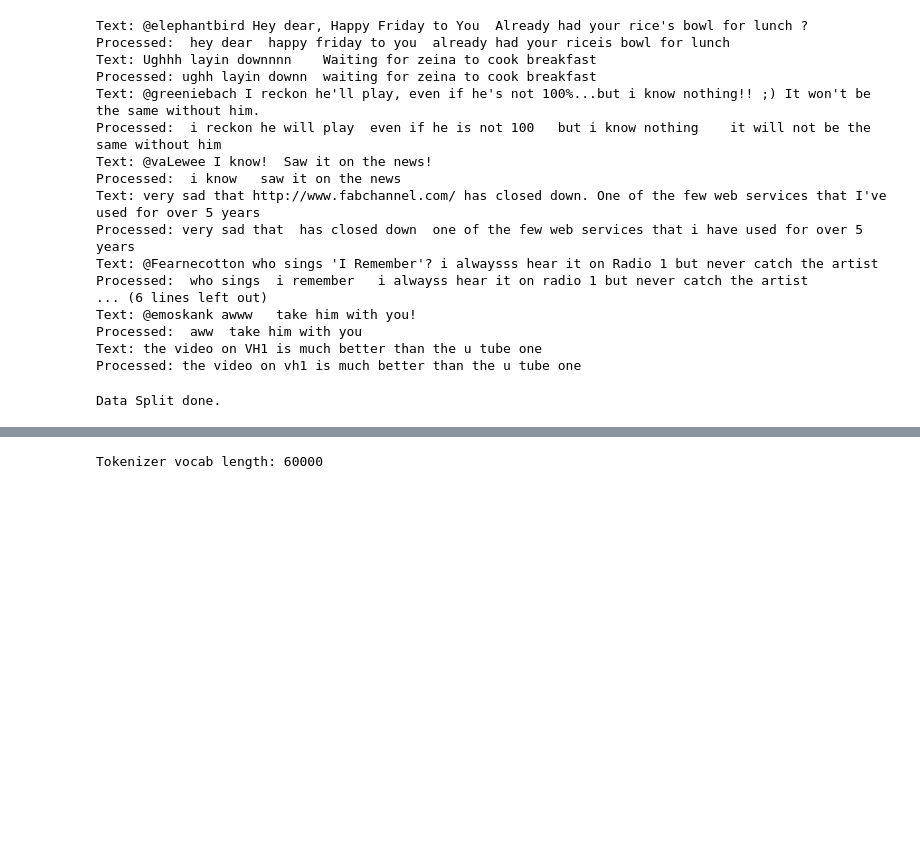
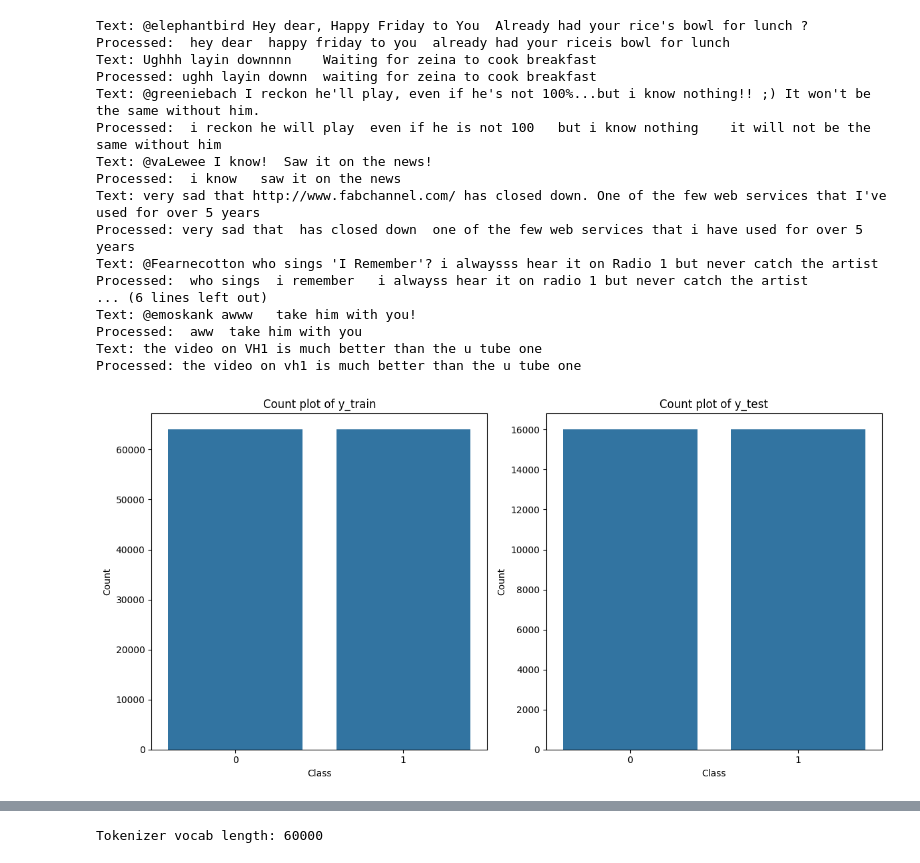
Before and after one commit to sakib7/ml-project-versioning, a Jupyter notebook: lstm_word2vec.ipynb, the cells around one changed output, grey strips where cells are left out. Saved outputs shown, nothing was run; the diff lists cells and outputs as text; code cells hidden in the pictures; blank space fills up the shorter version.

```diff
--- a/lstm_word2vec.ipynb
+++ b/lstm_word2vec.ipynb
@@ -118,9 +120,3 @@ Processed: the video on vh1 is much better than the u tube one
 from sklearn.model_selection import train_test_split
 # %%
 X_data, y_data = np.array(dataset['processed_text']), np.array(dataset['sentiment'])
-
-X_train, X_test, y_train, y_test = train_test_split(X_data, y_data,
-                                                    test_size = 0.05, random_state = 0)
-print('Data Split done.')
-# %% [output]
-Data Split done.
@@ -126,0 +128,24 @@ Data Split done.
+# %%
+import seaborn as sns
+import matplotlib.pyplot as plt
+
+# Set up subplots
+fig, axes = plt.subplots(1, 2, figsize=(12, 6))
+
+# Plot for y_train
+sns.countplot(x=y_train, ax=axes[0])
+axes[0].set_title('Count plot of y_train')
+axes[0].set_xlabel('Class')
+axes[0].set_ylabel('Count')
+
+# Plot for y_test
+sns.countplot(x=y_test, ax=axes[1])
+axes[1].set_title('Count plot of y_test')
+axes[1].set_xlabel('Class')
+axes[1].set_ylabel('Count')
+
+# Adjust layout
+plt.tight_layout()
+plt.show()
+# %% [output]
+[figure, added]
```
Also changed, not shown: parts of 12 cells of this notebook.
